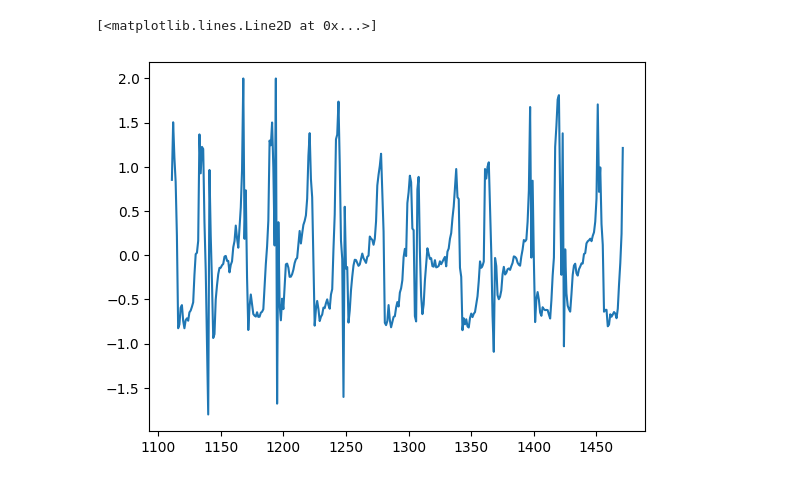
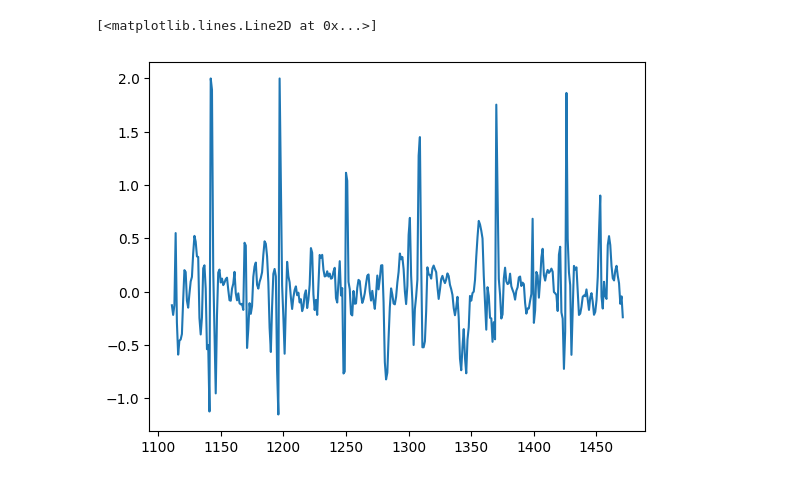
Before and after one commit to dbossaller/Gait-Analysis-Using-TDA, a Jupyter notebook: sublevel_test.ipynb, the cells around one changed output. Cells and saved outputs as stored; diff of their text form; code cells hidden in the pictures.

```diff
--- a/sublevel_test.ipynb
+++ b/sublevel_test.ipynb
@@ -22,10 +22,10 @@ for column in walk_df.columns:
 
 df_accel = df_accel[200:(-1 - 200)]
 # %%
-plt.plot(df_accel['acc_rt_z'])
+plt.plot(df_accel['acc_rt_y'])
 # %% [output]
 [<matplotlib.lines.Line2D at 0x...>]
-[figure, old version]
+[figure, new version]
 # %%
 period = find_period_acf(df_accel['acc_rt_y'], 150)
 # %%
```
Also changed, not shown: parts of 6 cells of this notebook, 2 other files.
